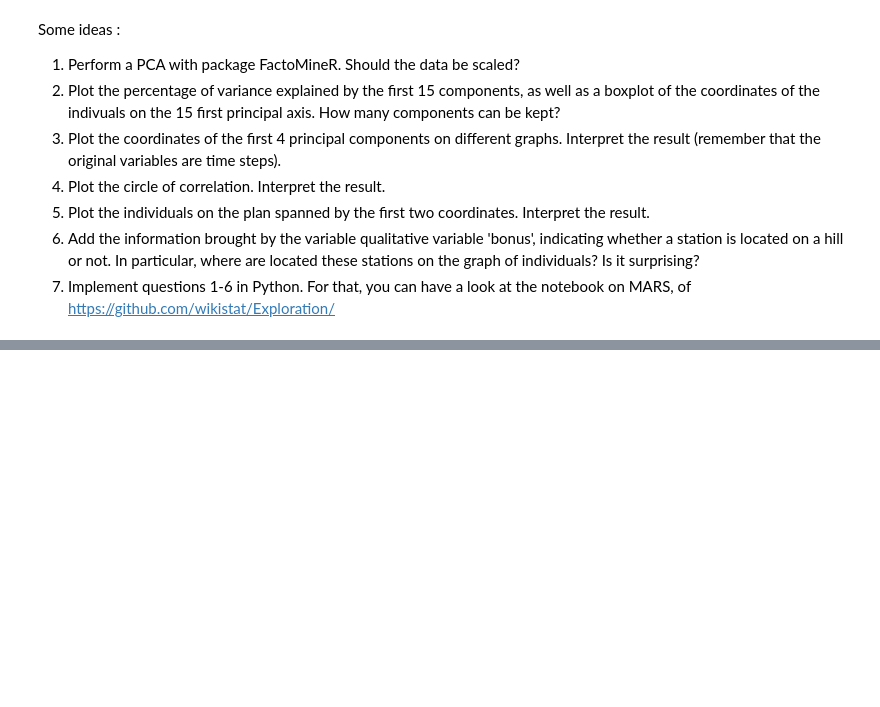
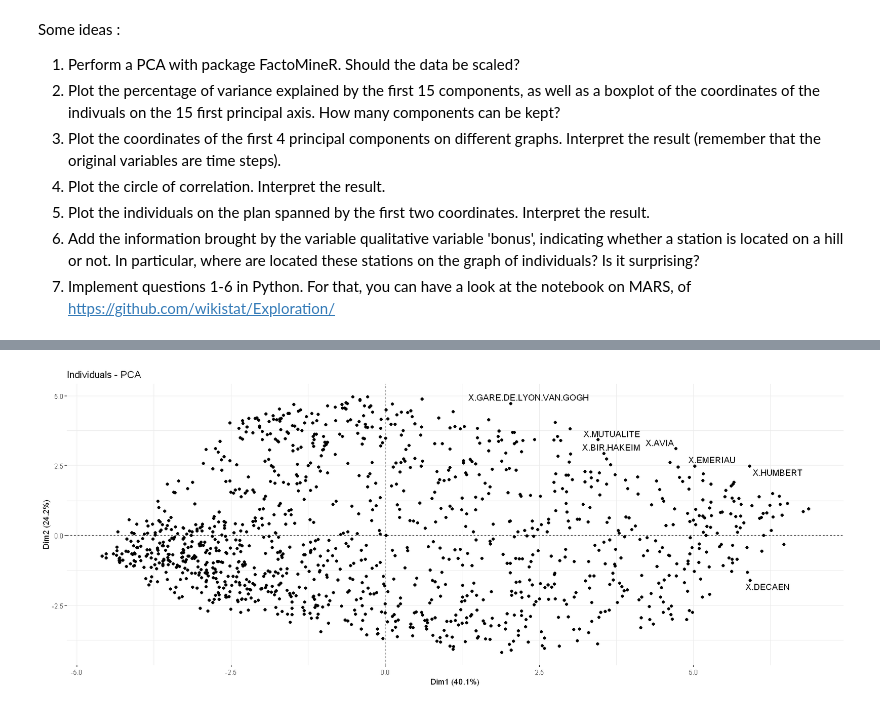
Before and after one commit to jayalabanda/projet-ADD, a Jupyter notebook: velib_Rnotebook_starter_PCA.ipynb, the cells around one changed output, grey strips where cells are left out. Drawn from its saved outputs; the diff is of its cells as text; code cells hidden in the pictures; blank space fills up the shorter version.

```diff
--- a/velib_Rnotebook_starter_PCA.ipynb
+++ b/velib_Rnotebook_starter_PCA.ipynb
@@ -115,0 +105,3 @@ The downloaded binary packages are in
+# %%
+fviz_pca_ind(velib.pca, axes=c(1, 2), repel=T)
+# %% [output]
@@ -115,0 +110 @@ The downloaded binary packages are in
+[figure, added]
```
Also changed, not shown: parts of 10 cells of this notebook.
